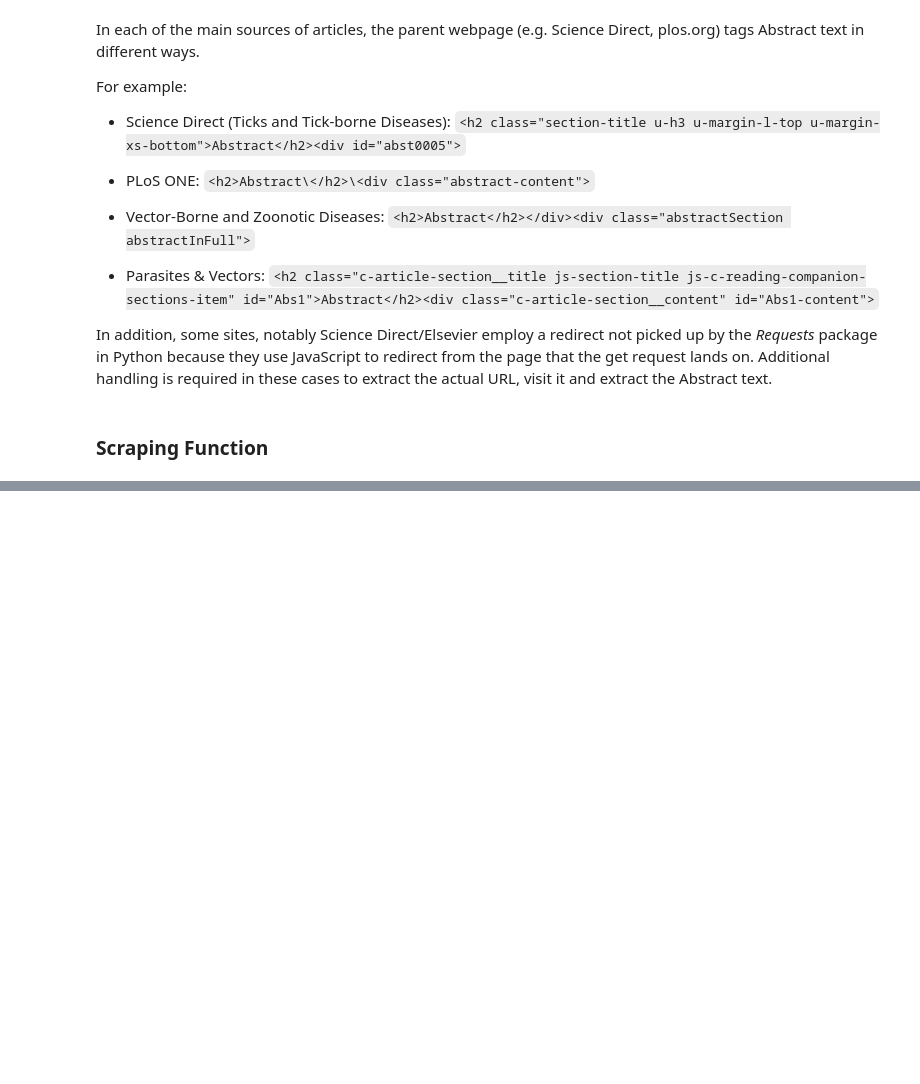
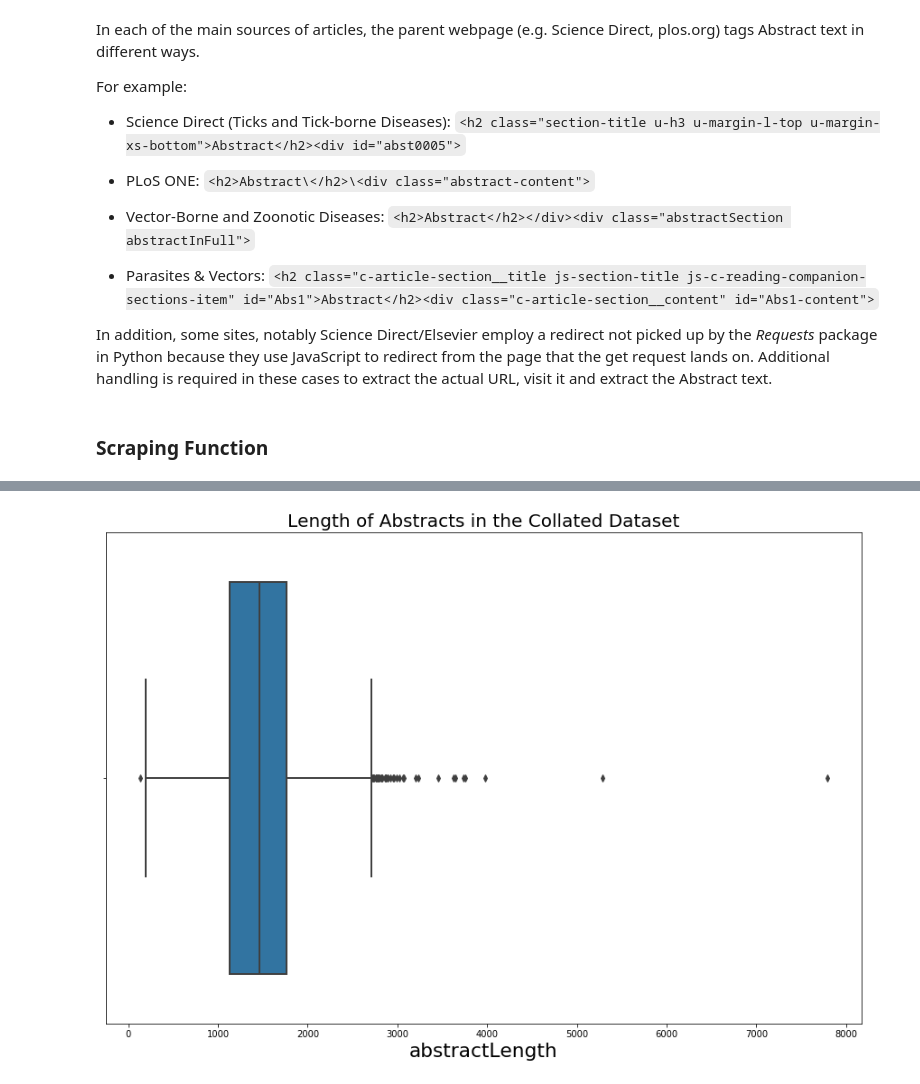
Before and after one commit to PlaybookData/Lyme-Disease-Framing-Analysis, a Jupyter notebook: Data Acquisition Process.ipynb, the cells around one changed output, grey strips where cells are left out. Saved outputs shown, nothing was run; the diff lists cells and outputs as text; code cells hidden in the pictures; blank space fills up the shorter version.

```diff
--- a/Data Acquisition Process.ipynb
+++ b/Data Acquisition Process.ipynb
@@ -55,7 +55,9 @@ def loadJSONfiles(path, source, startYear, endYear):
 # %%
 def get_df(jsonfile, source):
     df_dict = {'publication':[], 'title':[], 'authors':[],'doi':[],
-               'year':[], 'cites':[],'type':[], 'abstract':[], 'article_url':[], 'fulltext_url':[]}
+               'year':[], 'cites':[],'type':[], 'abstract':[],
+#                'article_url':[], 'fulltext_url':[]
+              }
     for record in jsonfile:
         df_dict['publication'].append(record.get('source'))
         df_dict['year'].append(record.get('year'))
@@ -65,8 +67,8 @@ def get_df(jsonfile, source):
         df_dict['authors'].append(record.get('authors'))
         df_dict['cites'].append(record.get('cites'))
         df_dict['type'].append(record.get('type'))
-        df_dict['article_url'].append(record.get('article_url'))
-        df_dict['fulltext_url'].append(record.get('fulltext_url'))
+#         df_dict['article_url'].append(record.get('article_url'))
+#         df_dict['fulltext_url'].append(record.get('fulltext_url'))
 
     df = pd.DataFrame.from_dict(df_dict)
     df.fillna(np.nan, inplace=True)
@@ -195,8 +201,13 @@ Records removed: 10036
 # %%
-crossref['doi'] = crossref.doi.str.lower() #standardise case of doi entries
-gscholar['doi'] = gscholar.doi.str.lower() #standardise case of doi entries
-pubmed['doi'] = pubmed.doi.str.lower() #standardise case of doi entries
-scopus['doi'] = scopus.doi.str.lower() #standardise case of doi entries
+#standardise case of each doi entry
+crossref['doi'] = crossref.doi.str.lower()
+gscholar['doi'] = gscholar.doi.str.lower()
+pubmed['doi'] = pubmed.doi.str.lower()
+scopus['doi'] = scopus.doi.str.lower()
+
+# trim any dois that have extended link (i.e. "?" followed by anthing)
+# Google Scholar only records affected by this
+gscholar['doi'] = gscholar.doi.apply (lambda x: re.split('\?', x)[0])
 
 crossref['publication'] = crossref.publication.str.lower() #standardise publication names
 gscholar['publication'] = gscholar.publication.str.lower() #standardise publication names
@@ -896,0 +1012,5 @@ Name: publication, dtype: int64
+# %%
+sns.boxplot(x='abstractLength', data=collated)
+plt.title('Length of Abstracts in the Collated Dataset');
+# %% [output]
+[figure, added]
```
Also changed, not shown: parts of 43 cells of this notebook, 7 other files.
